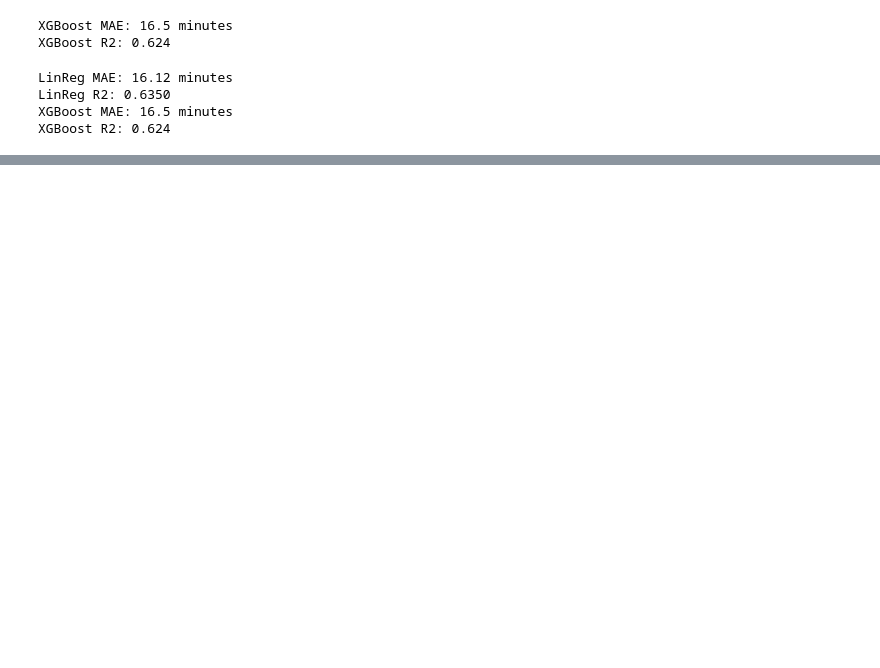
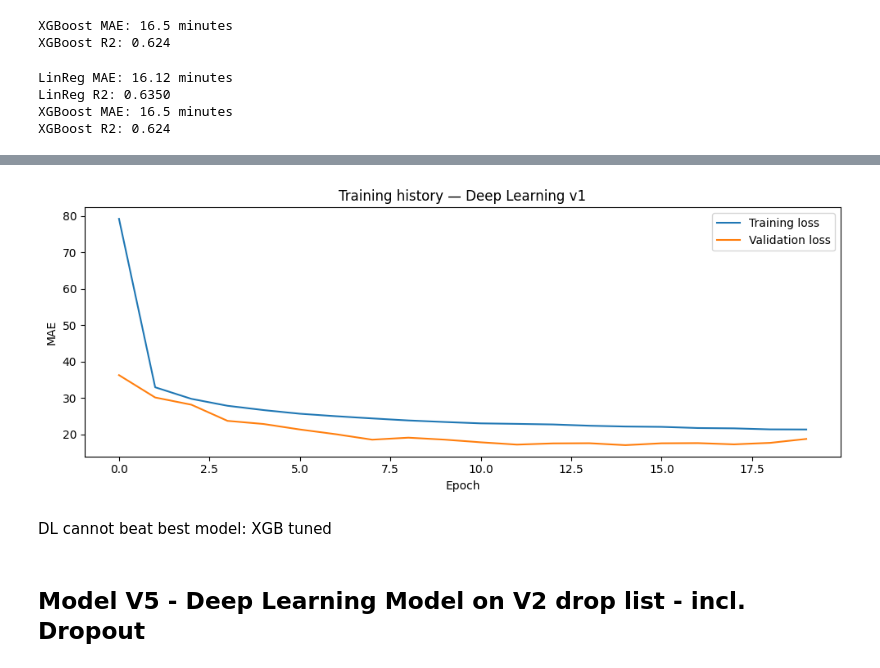
Before and after one commit to francescosias/MarathonIQ, a Jupyter notebook: chris_EDA_baseline.ipynb, the cells around one changed output, grey strips where cells are left out. Saved outputs shown, nothing was run; the diff lists cells and outputs as text; code cells hidden in the pictures; blank space fills up the shorter version.

```diff
--- a/chris_EDA_baseline.ipynb
+++ b/chris_EDA_baseline.ipynb
@@ -359,0 +496,16 @@ XGBoost R2: 0.624
+# %%
+plt.figure(figsize=(10, 4))
+
+plt.plot(history.history['loss'], label='Training loss')
+plt.plot(history.history['val_loss'], label='Validation loss')
+plt.xlabel('Epoch')
+plt.ylabel('MAE')
+plt.title('Training history — Deep Learning v1')
+plt.legend()
+plt.tight_layout()
+# %% [output]
+[figure, added]
+# %% [markdown]
+DL cannot beat best model: XGB tuned
+# %% [markdown]
+## Model V5 - Deep Learning Model on V2 drop list - incl. Dropout
```
Also changed, not shown: parts of 16 cells of this notebook.
